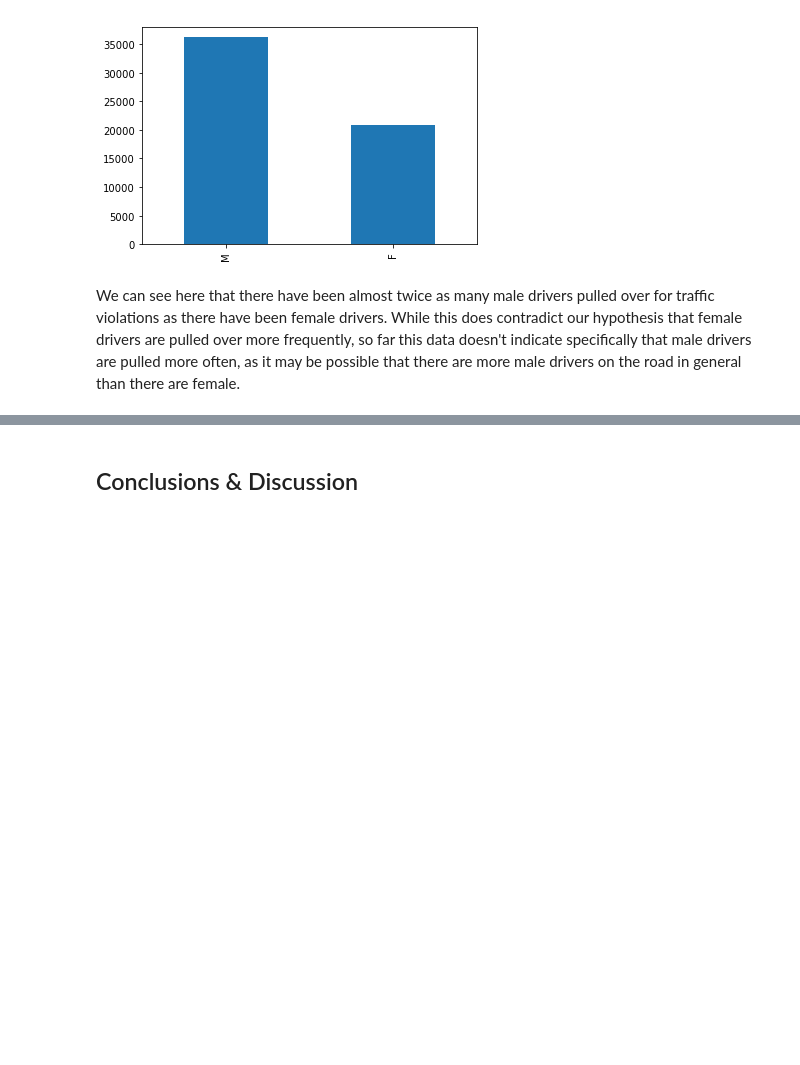
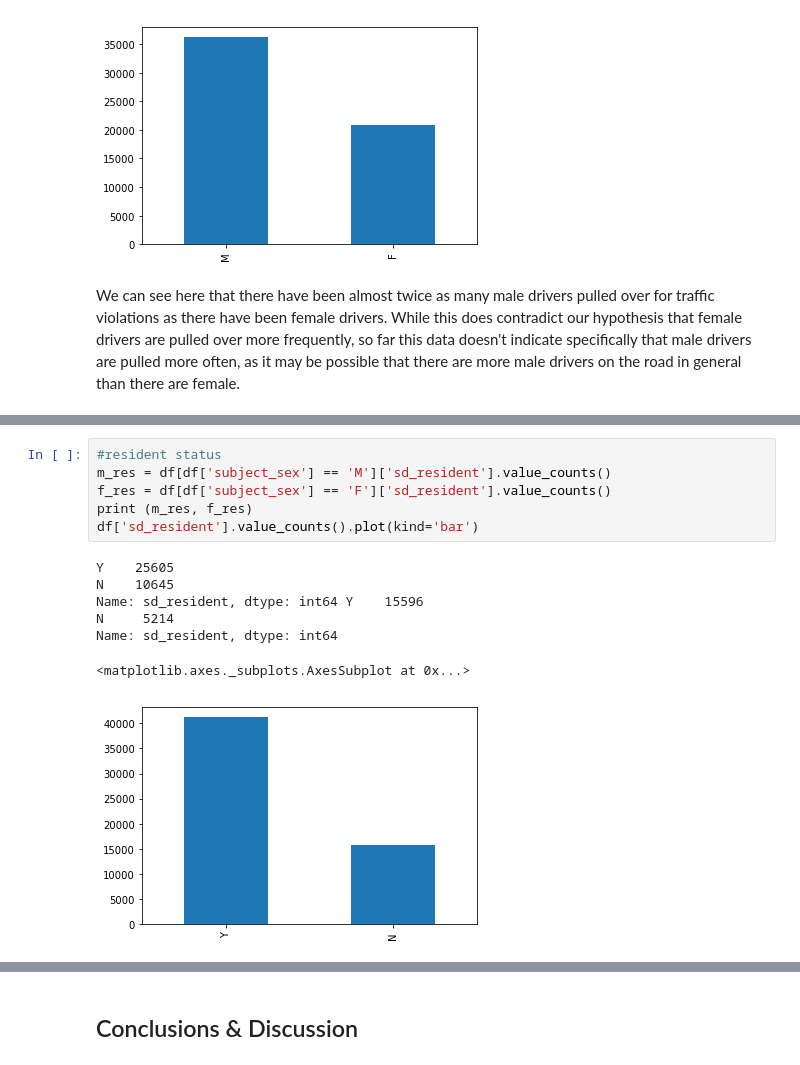
Before and after one commit to TomDonoghue/Pr_013, a Jupyter notebook: FinalProject.ipynb, the cells around one changed output, grey strips where cells are left out. Cells and saved outputs as stored; diff of their text form; blank space fills up the shorter version.

```diff
--- a/FinalProject.ipynb
+++ b/FinalProject.ipynb
@@ -166,3 +165,17 @@ Percentage of hispanic drivers searched during a traffic violation: 3.9373017354
 Percentage of white drivers arrested as the result of a traffic violation: 0.713786950112
 Percentage of black drivers arrested as the result of a traffic violation: 1.91994203949
 Percentage of hispanic drivers arrested as the result of a traffic violation: 1.21291285688
+# %%
+#resident status
+m_res = df[df['subject_sex'] == 'M']['sd_resident'].value_counts()
+f_res = df[df['subject_sex'] == 'F']['sd_resident'].value_counts()
+print (m_res, f_res)
+df['sd_resident'].value_counts().plot(kind='bar')
+# %% [output]
+Y    25605
+N    10645
+Name: sd_resident, dtype: int64 Y    15596
+N     5214
+Name: sd_resident, dtype: int64
+<matplotlib.axes._subplots.AxesSubplot at 0x...>
+[figure, added]
```
Also changed, not shown: parts of 6 cells of this notebook.
